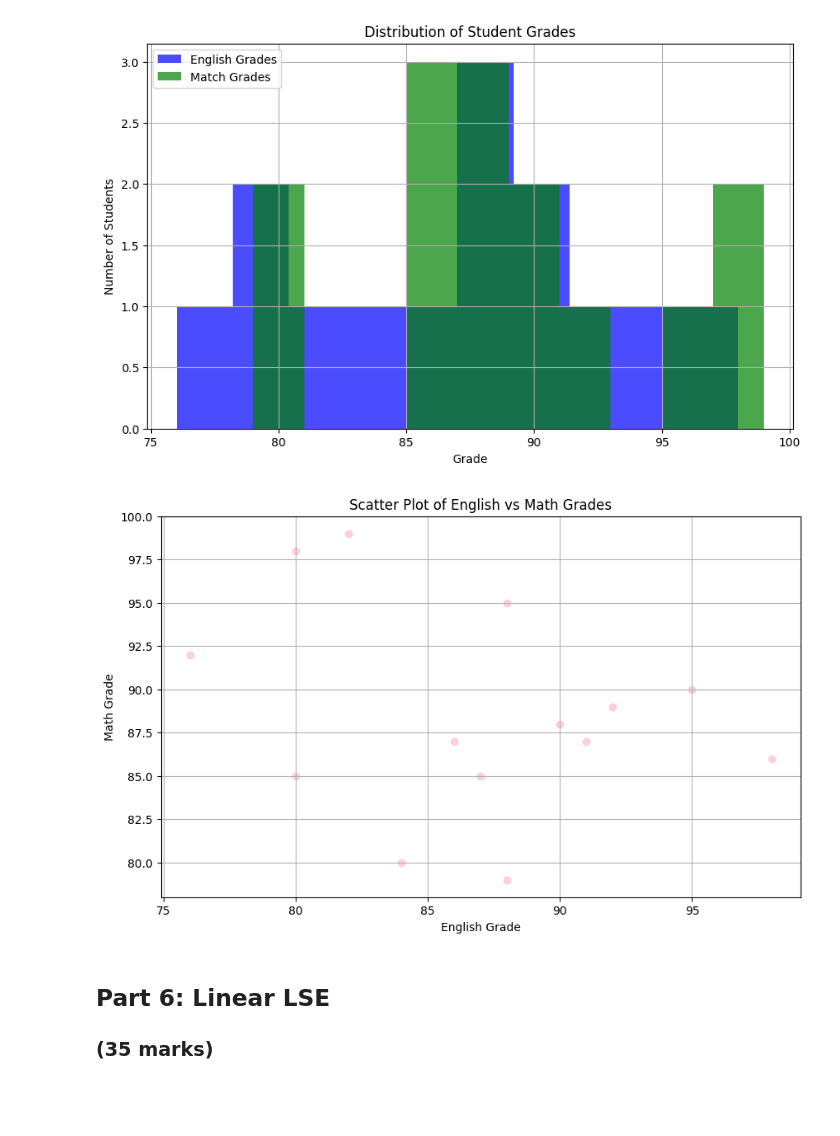
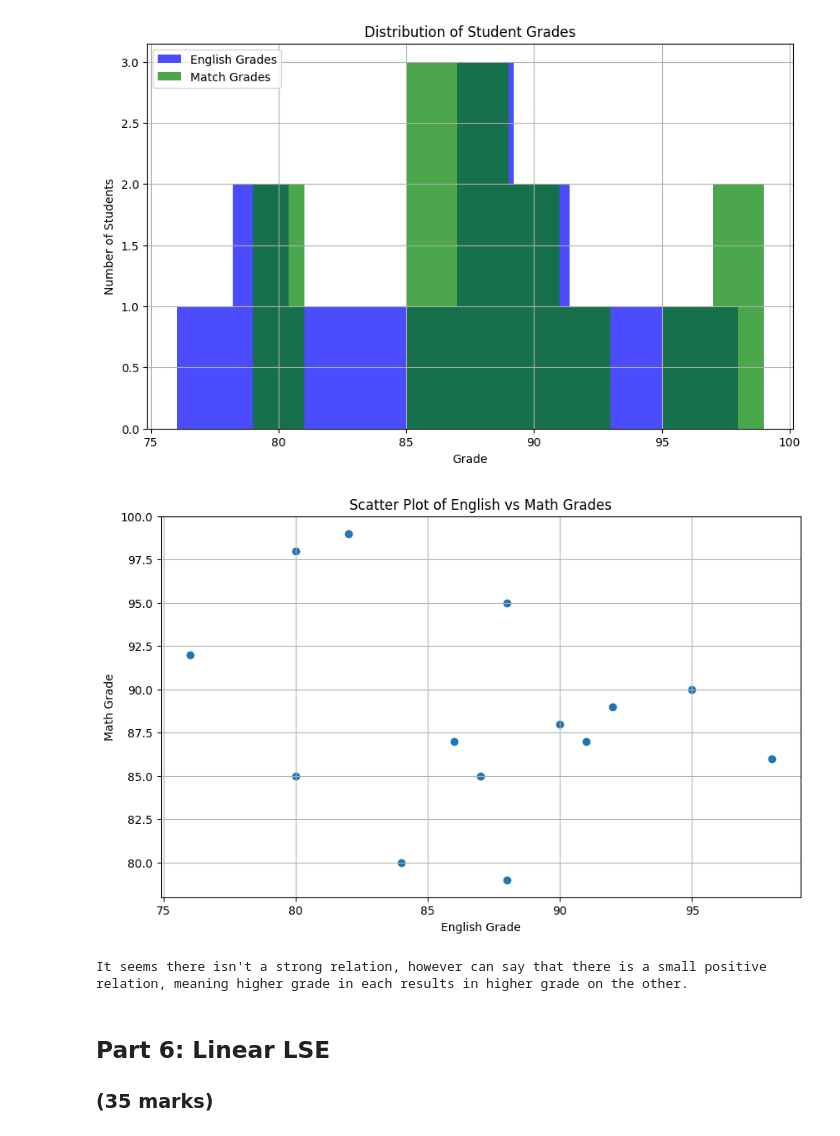
Before and after one commit to HemenSamadi/ENGG680_2025_Fall, a Jupyter notebook: Lab_Assignment1/StudentGradeManagementSystem.ipynb, the cells around one changed output. Saved outputs shown, nothing was run; the diff lists cells and outputs as text; code cells hidden in the pictures; blank space fills up the shorter version.

```diff
--- a/Lab_Assignment1/StudentGradeManagementSystem.ipynb
+++ b/Lab_Assignment1/StudentGradeManagementSystem.ipynb
@@ -704,32 +723,34 @@ plt.show()
 # %%
 # Let's also use matplotlib to display a scatter plot of English vs. Math grades
 # Scatter plots are useful for seeing the relationship between two variables
 plt.figure(figsize=(10, 6))
 
 # Step 1: Use .scatter(x_data, y_data) to create a scatter plot using the English grades on the x-axis, and Math grades on the y-axis
 # (2 mark)
-plt.scatter(df_studentGrades['englishGrade'], df_studentGrades['mathGrade'], color='pink', alpha=0.7)
+plt.scatter(df_studentGrades['englishGrade'], df_studentGrades['mathGrade'])
 
 
 
 # Step 1: Properly label the x and y axes as well as the title of your plot.
 # (3 marks)
 plt.xlabel('English Grade')
 plt.ylabel('Math Grade')
 plt.title('Scatter Plot of English vs Math Grades')
 plt.grid(True)
 
 # Step 2: Output an image file for the scatter plot with a descriptive file name
 # (1 mark)
 plt.savefig('english_vs_math_grades_scatter_plot.png')
 
 plt.show()
 # %% [output]
-[figure, old version]
+[figure, new version]
 # %%
 # From the scatter plot, is there a relationship between the Math and English grades?
 # (1 mark)
-It seems there is a negative relation, meaning higher grade in each results in lower grade on the other.
+print("It seems there isn't a strong relation, however can say that there is a small positive relation, meaning higher grade in each results in higher grade on the other.")
+# %% [output]
+It seems there isn't a strong relation, however can say that there is a small positive relation, meaning higher grade in each results in higher grade on the other.
 # %% [markdown]
 ## Part 6: Linear LSE
 ### (35 marks)
```
Also changed, not shown: parts of 15 cells of this notebook, 1 other file.
